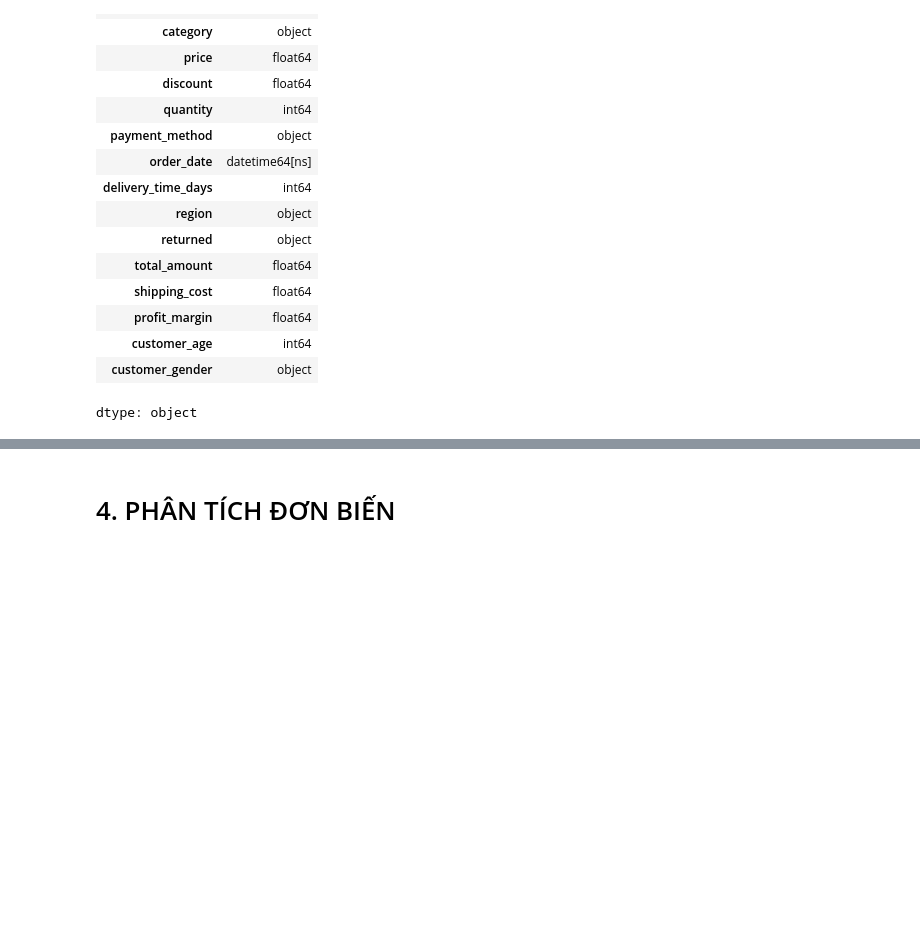
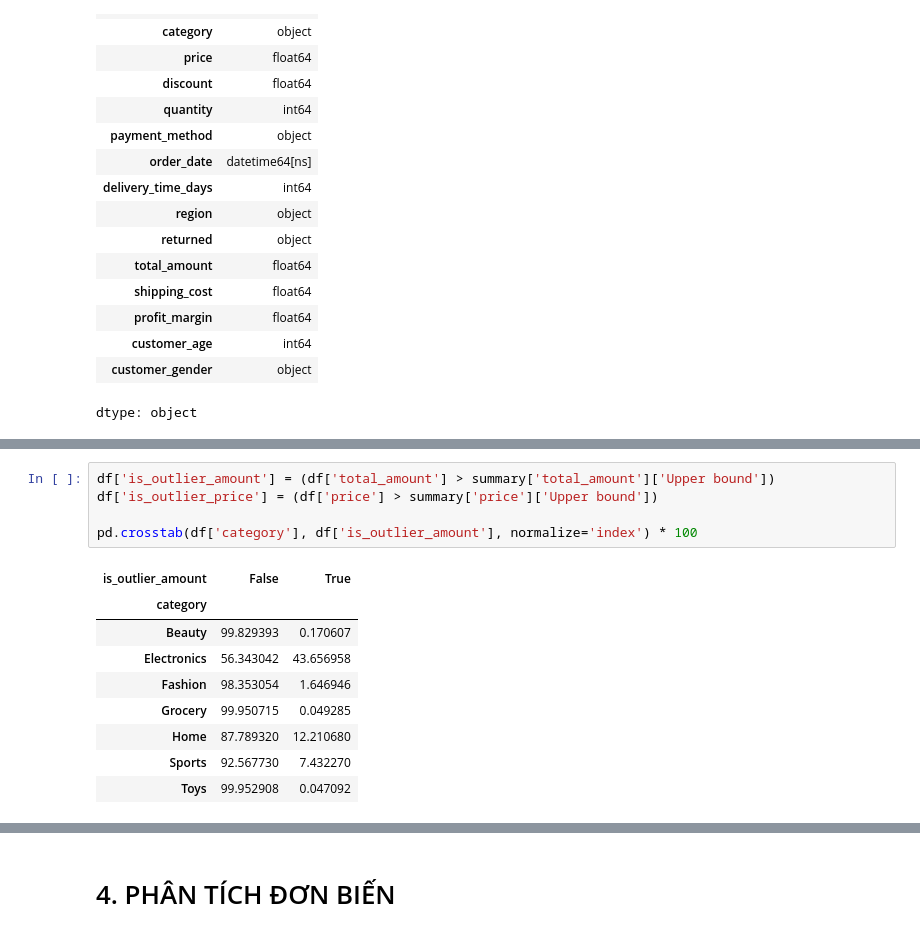
Before and after one commit to xbumbleboo/Data-Analysis, a Jupyter notebook: E-Commerce EDA.ipynb, the cells around one changed output, grey strips where cells are left out. Drawn from its saved outputs; the diff is of its cells as text; blank space fills up the shorter version.

```diff
--- a/E-Commerce EDA.ipynb
+++ b/E-Commerce EDA.ipynb
@@ -231,0 +259,15 @@ dtype: object
+# %%
+df['is_outlier_amount'] = (df['total_amount'] > summary['total_amount']['Upper bound'])
+df['is_outlier_price'] = (df['price'] > summary['price']['Upper bound'])
+
+pd.crosstab(df['category'], df['is_outlier_amount'], normalize='index') * 100
+# %% [output]
+| is_outlier_amount | False | True |
+| category |  |  |
+| Beauty | 99.829393 | 0.170607 |
+| Electronics | 56.343042 | 43.656958 |
+| Fashion | 98.353054 | 1.646946 |
+| Grocery | 99.950715 | 0.049285 |
+| Home | 87.789320 | 12.210680 |
+| Sports | 92.567730 | 7.432270 |
+| Toys | 99.952908 | 0.047092 |
```
Also changed, not shown: parts of 11 cells of this notebook.
